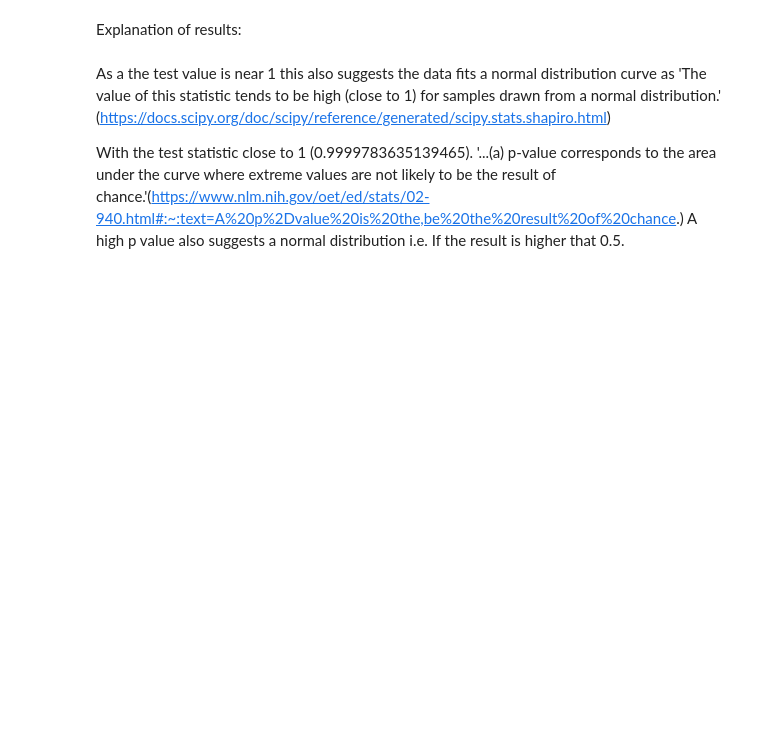
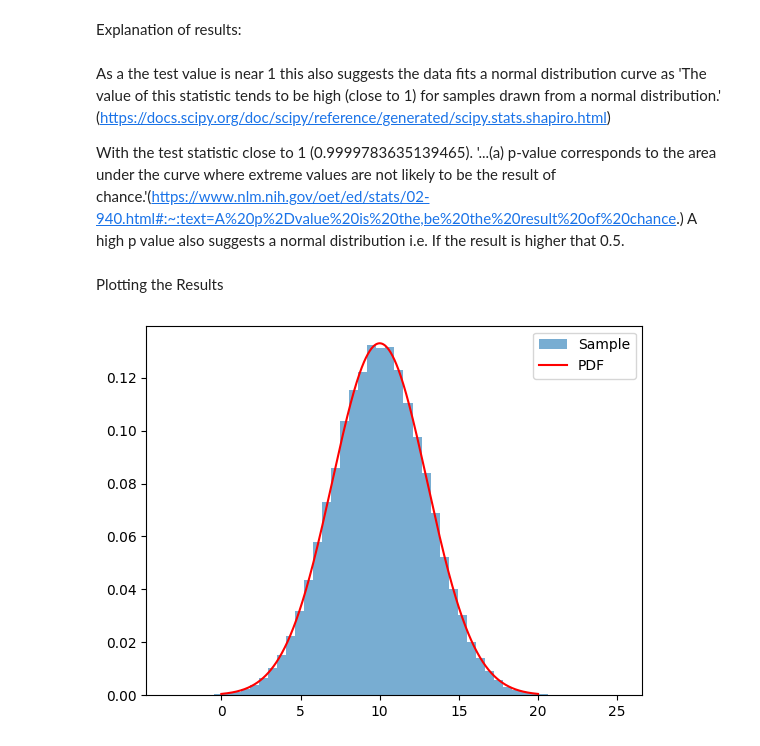
Before and after one commit to darachg22/applied_statistics, a Jupyter notebook: tasks.ipynb, the cells around one changed output. Cells and saved outputs as stored; diff of their text form; code cells hidden in the pictures; blank space fills up the shorter version.

```diff
--- a/tasks.ipynb
+++ b/tasks.ipynb
@@ -120,3 +120,14 @@ Explanation of results:
 As a the test value is near 1 this also suggests the data fits a normal distribution curve as 'The value of this statistic tends to be high (close to 1) for samples drawn from a normal distribution.' (https://docs.scipy.org/doc/scipy/reference/generated/scipy.stats.shapiro.html)
 
 With the test statistic close to 1 (0.9999783635139465). '...(a) p-value corresponds to the area under the curve where extreme values are not likely to be the result of chance.'(https://www.nlm.nih.gov/oet/ed/stats/02-940.html#:~:text=A%20p%2Dvalue%20is%20the,be%20the%20result%20of%20chance.) A high p value also suggests a normal distribution i.e. If the result is higher that 0.5.
+# %% [markdown]
+Plotting the Results
+# %%
+#Plotting the results
+plt.hist(data, bins=50, density=True, alpha=0.6, label='Sample Data')
+x = np.linspace(0, 20, 1000)
+plt.plot(x, stats.norm.pdf(x, 10, 3), 'r-', label='PDF')
+plt.legend()
+plt.show()
+# %% [output]
+[figure, added]
```
Also changed, not shown: parts of 3 cells of this notebook.
